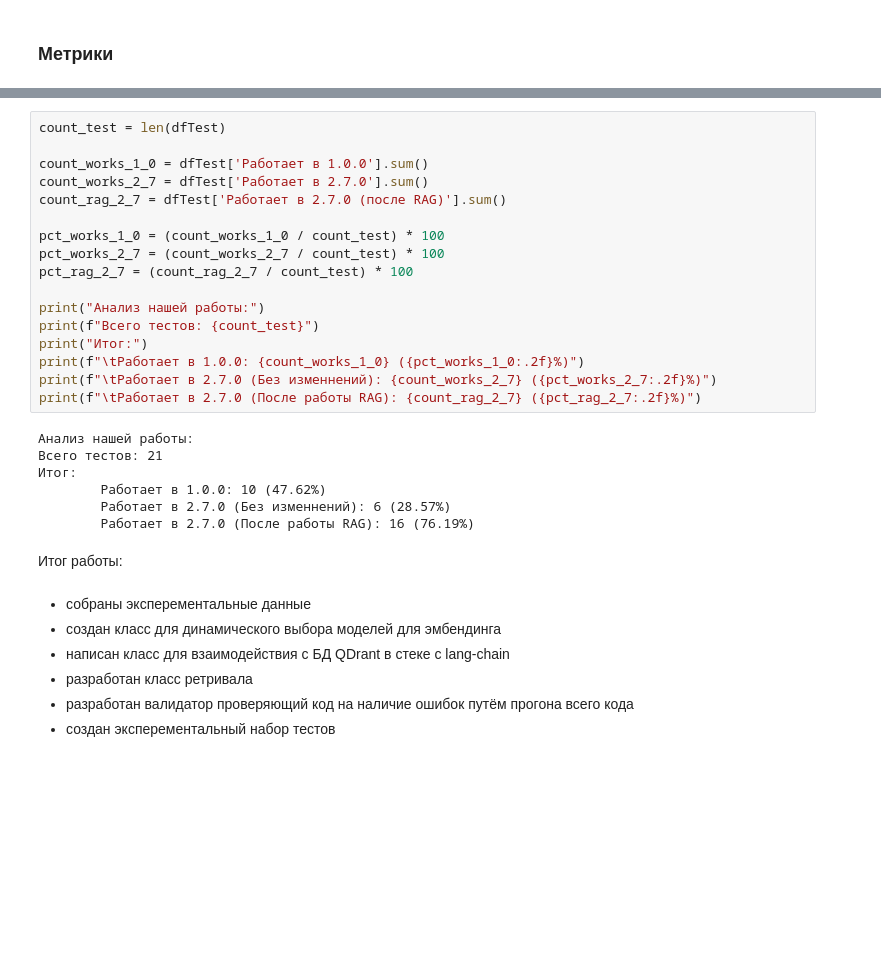
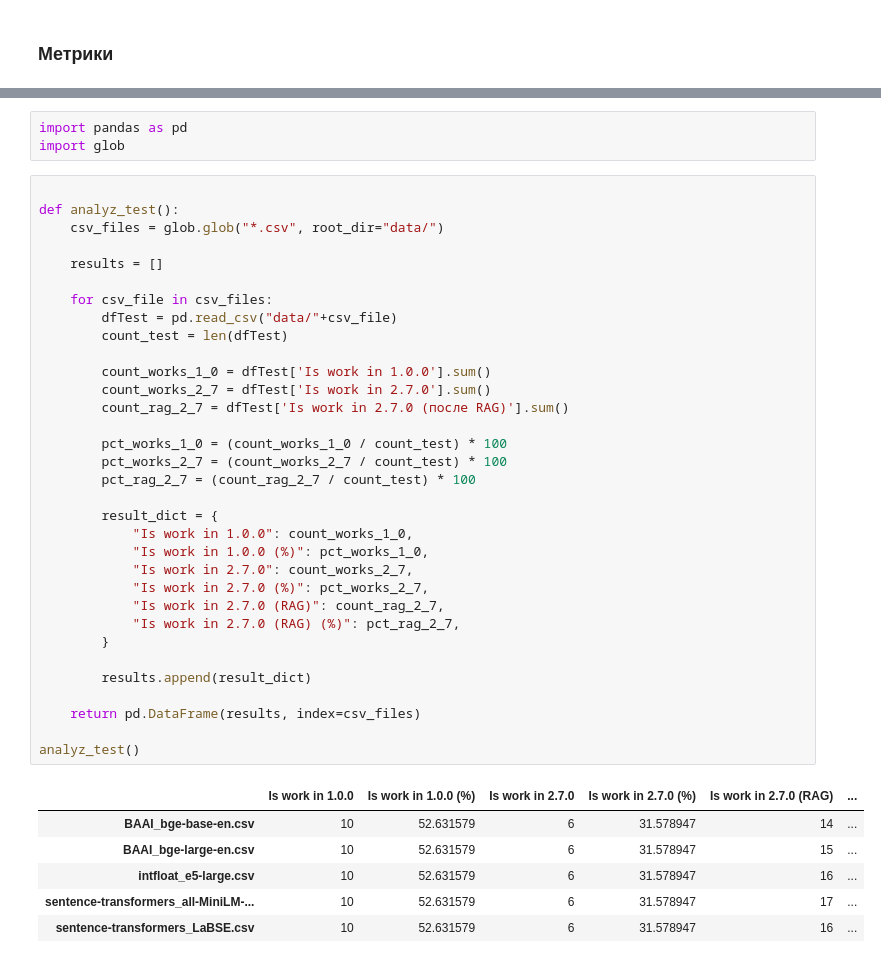
Before and after one commit to Sindereve/RAG_pyTorch_migration, a Jupyter notebook: main_jup.ipynb, the cells around one changed output, grey strips where cells are left out. Saved outputs shown, nothing was run; the diff lists cells and outputs as text; blank space fills up the shorter version.

```diff
--- a/main_jup.ipynb
+++ b/main_jup.ipynb
@@ -317,36 +318,46 @@ dfTest
 | 18 | 18 | torch.triangular_solve | False | NaN | Traceback (most recent call last)... | False | OK | C:\Users\sinde\AppData\Local\Temp... | ... |
 | 19 | 19 | torch.export.export | False | NaN | File "C:\Users\sinde\AppData\Loca... | False | NaN | File "C:\Users\sinde\AppData\Loca... | ... |
 | 20 | 20 | torch.distributed.init_process_gr... | False | NaN | Traceback (most recent call last)... | False | NaN | C:\Miniconda3\envs\torch270\Lib\s... | ... |
+# %%
+import pandas as pd
+import glob
 # %%
-сount_test = len(dfTest)
 
-count_works_1_0 = dfTest['Работает в 1.0.0'].sum()
-count_works_2_7 = dfTest['Работает в 2.7.0'].sum()
-count_rag_2_7 = dfTest['Работает в 2.7.0 (после RAG)'].sum()
+def analyz_test():
+    csv_files = glob.glob("*.csv", root_dir="data/")
 
-pct_works_1_0 = (count_works_1_0 / сount_test) * 100
-pct_works_2_7 = (count_works_2_7 / сount_test) * 100
-pct_rag_2_7 = (count_rag_2_7 / сount_test) * 100
+    results = []
 
-print("Анализ нашей работы:")
-print(f"Всего тестов: {сount_test}")
-print("Итог:")
-print(f"\tРаботает в 1.0.0: {count_works_1_0} ({pct_works_1_0:.2f}%)")
-print(f"\tРаботает в 2.7.0 (Без изменнений): {count_works_2_7} ({pct_works_2_7:.2f}%)")
-print(f"\tРаботает в 2.7.0 (После работы RAG): {count_rag_2_7} ({pct_rag_2_7:.2f}%)")
+    for csv_file in csv_files:
+        dfTest = pd.read_csv("data/"+csv_file)
+        сount_test = len(dfTest)
+
+        count_works_1_0 = dfTest['Is work in 1.0.0'].sum()
+        count_works_2_7 = dfTest['Is work in 2.7.0'].sum()
+        count_rag_2_7 = dfTest['Is work in 2.7.0 (после RAG)'].sum()
+
+        pct_works_1_0 = (count_works_1_0 / сount_test) * 100
+        pct_works_2_7 = (count_works_2_7 / сount_test) * 100
+        pct_rag_2_7 = (count_rag_2_7 / сount_test) * 100
+
+        result_dict = {
+            "Is work in 1.0.0": count_works_1_0,
+            "Is work in 1.0.0 (%)": pct_works_1_0,
+            "Is work in 2.7.0": count_works_2_7,
+            "Is work in 2.7.0 (%)": pct_works_2_7,
+            "Is work in 2.7.0 (RAG)": count_rag_2_7,
+            "Is work in 2.7.0 (RAG) (%)": pct_rag_2_7,
+        }
+
+        results.append(result_dict)
+
+    return pd.DataFrame(results, index=csv_files)
+
+analyz_test()
 # %% [output]
-Анализ нашей работы:
-Всего тестов: 21
-Итог:
-        Работает в 1.0.0: 10 (47.62%)
-        Работает в 2.7.0 (Без изменнений): 6 (28.57%)
-        Работает в 2.7.0 (После работы RAG): 16 (76.19%)
+|  | Is work in 1.0.0 | Is work in 1.0.0 (%) | Is work in 2.7.0 | Is work in 2.7.0 (%) | Is work in 2.7.0 (RAG) | ... |
+| BAAI_bge-base-en.csv | 10 | 52.631579 | 6 | 31.578947 | 14 | ... |
+| BAAI_bge-large-en.csv | 10 | 52.631579 | 6 | 31.578947 | 15 | ... |
+| intfloat_e5-large.csv | 10 | 52.631579 | 6 | 31.578947 | 16 | ... |
+| sentence-transformers_all-MiniLM-... | 10 | 52.631579 | 6 | 31.578947 | 17 | ... |
+| sentence-transformers_LaBSE.csv | 10 | 52.631579 | 6 | 31.578947 | 16 | ... |
-# %% [markdown]
-Итог работы:
-# %% [markdown]
-* собраны эксперементальные данные
-* создан класс для динамического выбора моделей для эмбендинга
-* написан класс для взаимодействия с БД QDrant в стеке с lang-chain
-* разработан класс ретривала
-* разработан валидатор проверяющий код на наличие ошибок путём прогона всего кода
-* создан эксперементальный набор тестов
```
Also changed, not shown: parts of 1 cell of this notebook, 1 other file.
